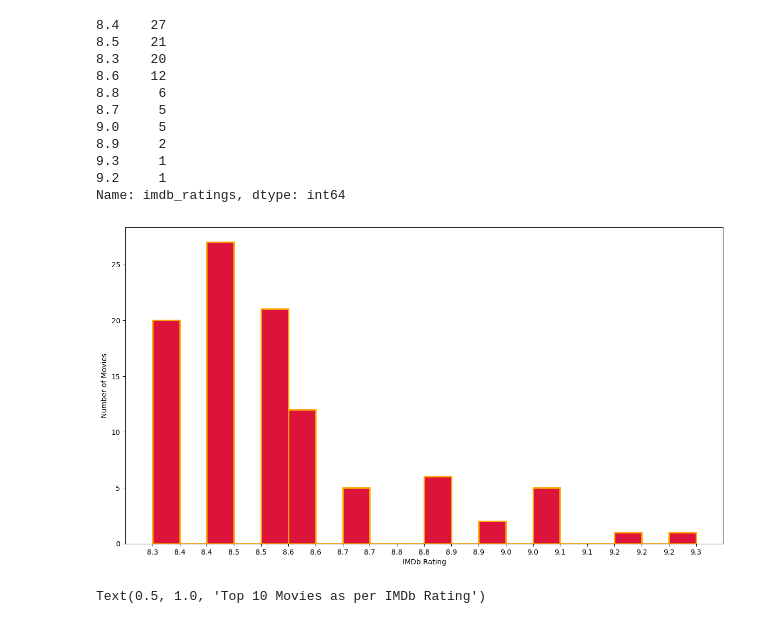
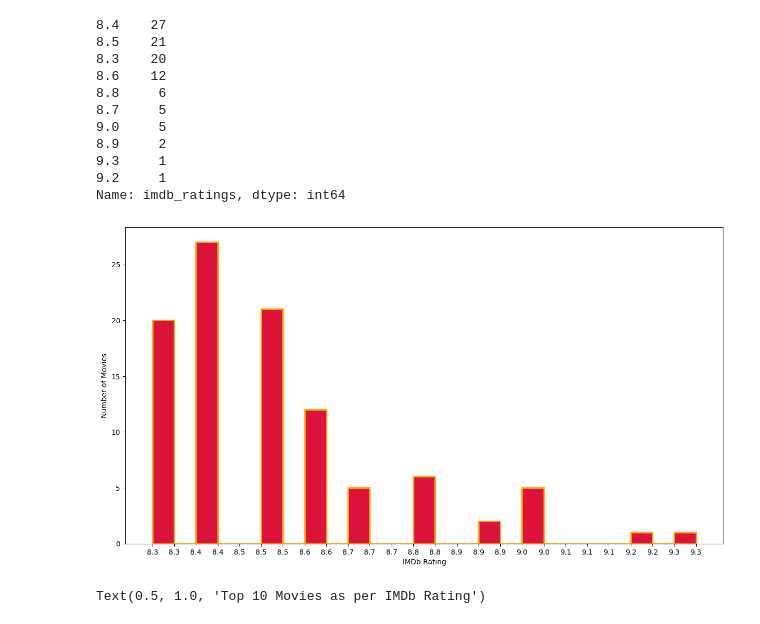
Before and after one commit to surbhi28/hamoye_projects, a Jupyter notebook: Stage_C_project_Webscraped_Top_100_movies.ipynb, the cells around one changed output. Drawn from its saved outputs; the diff is of its cells as text; code cells hidden in the pictures.

```diff
--- a/Stage_C_project_Webscraped_Top_100_movies.ipynb
+++ b/Stage_C_project_Webscraped_Top_100_movies.ipynb
@@ -231,18 +231,18 @@ Name: imdb_ratings, dtype: int64
 # %%
 # No of Movies per IMDB Rating.
 import matplotlib.pyplot as plt
 import matplotlib.ticker as tick
 
 fig,ax=plt.subplots()
 fig.set_size_inches(15,8, forward=True)
-N, bins, patches=ax.hist(dataset['imdb_ratings'],bins=20,histtype="bar",color="crimson",edgecolor="orange",linewidth=2)
+N, bins, patches=ax.hist(dataset['imdb_ratings'],bins=25,histtype="bar",color="crimson",edgecolor="orange",linewidth=2)
 
 ax.set_xlabel("IMDb Rating",fontsize=10)
 ax.set_ylabel("Number of Movies",fontsize=10)
 ax.set_xticks(bins)
 ax.xaxis.set_major_formatter(tick.FormatStrFormatter('%0.1f'))
 # %% [output]
-[figure, old version]
+[figure, new version]
 # %%
 # Top 10 Movies as per Metascore
 top10_metascore = dataset.loc[dataset['metascore'].sort_values(ascending=False)[:10].index , ['movie_name','metascore']]
```
